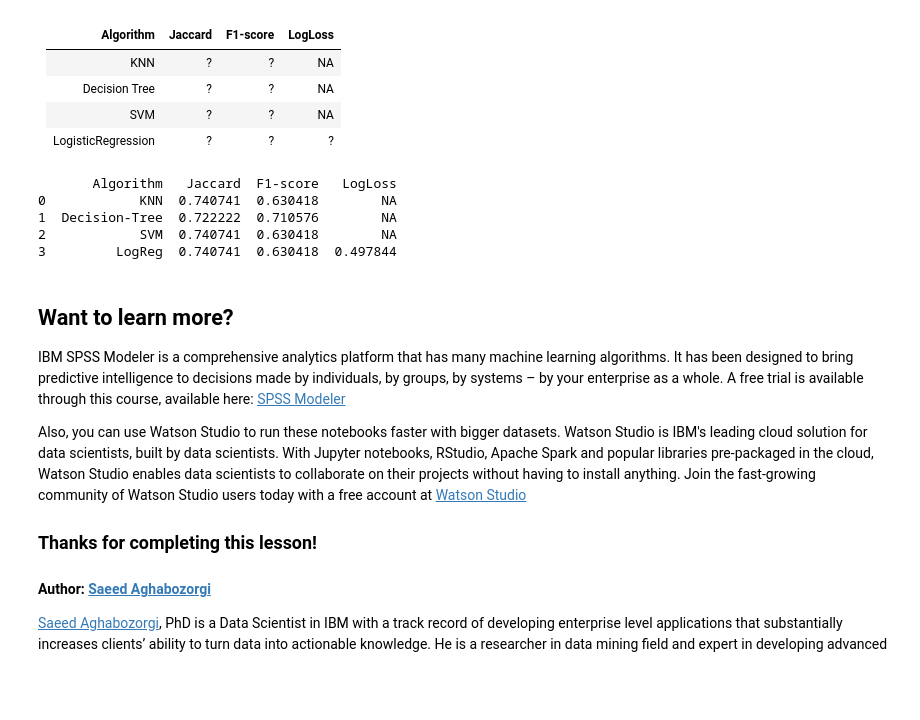
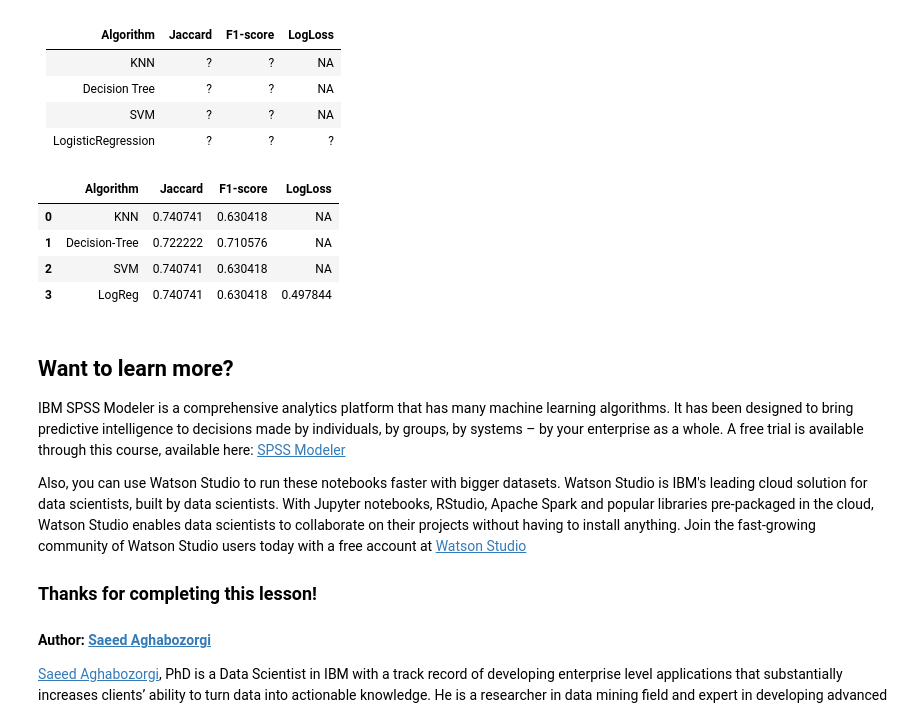
Before and after one commit to avj13/Coursera_Capstone, a Jupyter notebook: Data Science.ipynb, the cells around one changed output. Drawn from its saved outputs; the diff is of its cells as text; code cells hidden in the pictures; blank space fills up the shorter version.

```diff
--- a/Data Science.ipynb
+++ b/Data Science.ipynb
@@ -614,17 +614,17 @@ list(Feature.columns)
 # %%
 dfaa= {'Algorithm':['KNN','Decision-Tree','SVM','LogReg'],
        'Jaccard':[testScores['KNN-jaccard'],testScores['Tree-jaccard'],testScores['SVM-jaccard'],testScores['LogReg-jaccard']],
         'F1-score':[testScores['KNN-f1-score'],testScores['Tree-f1-score'],testScores['SVM-f1-score'],testScores['LogReg-f1-score']],
       'LogLoss':['NA','NA','NA',testScores['LogReg-logLoss']]}
 dfa = pd.DataFrame(dfaa)
 #dfa.to_values()
-print(dfa)
+dfa
 # %% [output]
-       Algorithm   Jaccard  F1-score   LogLoss
-0            KNN  0.740741  0.630418        NA
-1  Decision-Tree  0.722222  0.710576        NA
-2            SVM  0.740741  0.630418        NA
-3         LogReg  0.740741  0.630418  0.497844
+|  | Algorithm | Jaccard | F1-score | LogLoss |
+| 0 | KNN | 0.740741 | 0.630418 | NA |
+| 1 | Decision-Tree | 0.722222 | 0.710576 | NA |
+| 2 | SVM | 0.740741 | 0.630418 | NA |
+| 3 | LogReg | 0.740741 | 0.630418 | 0.497844 |
 # %% [markdown]
 <h2>Want to learn more?</h2>
 
```
